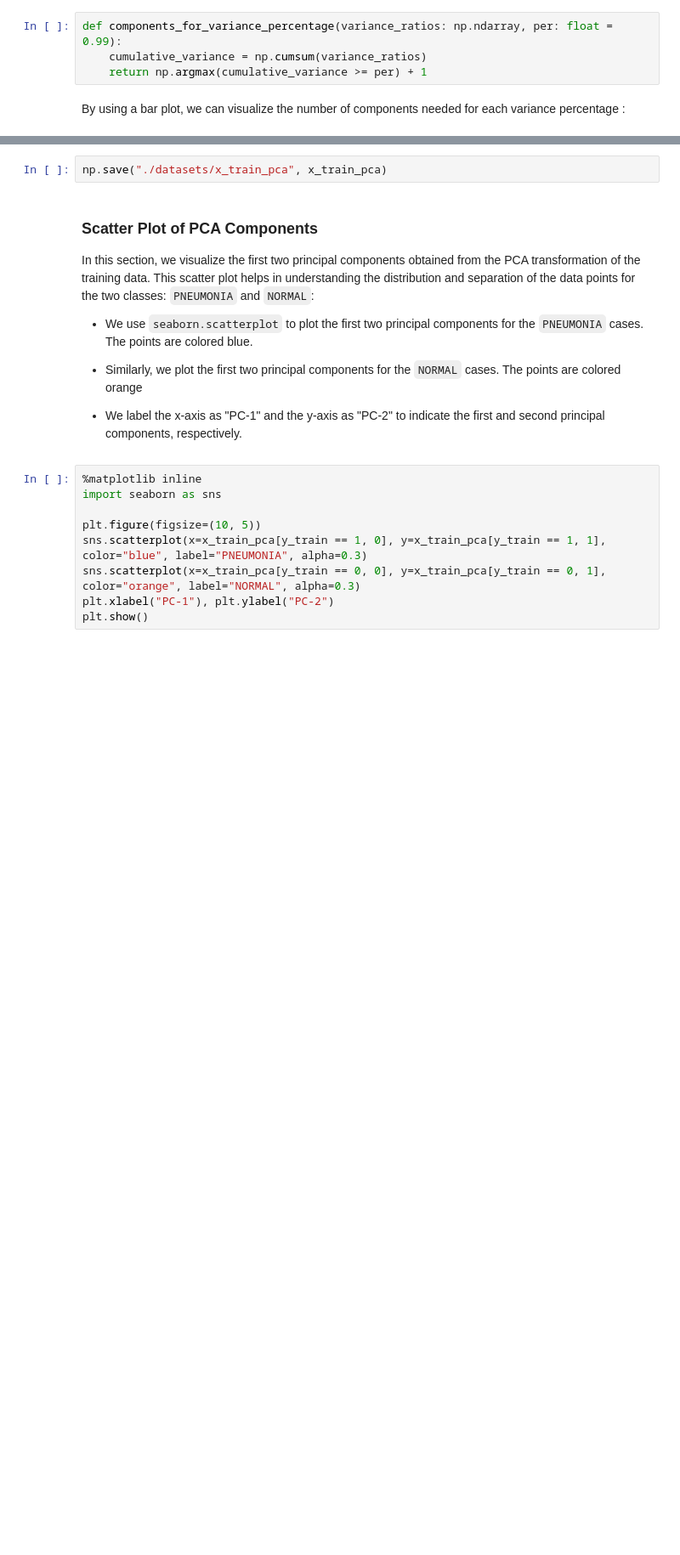
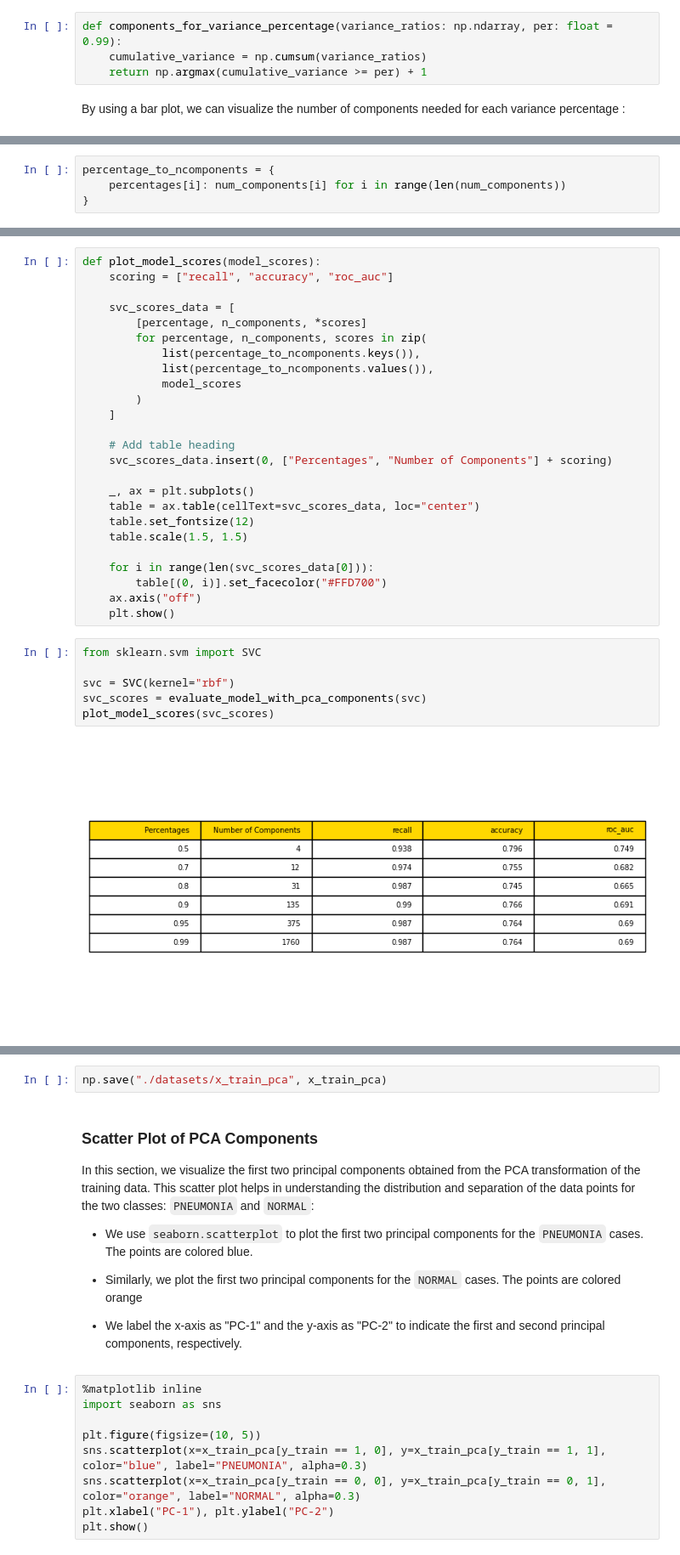
Before and after one commit to Az-r-ow/zoidberg, a Jupyter notebook: revised_main.ipynb, the cells around one changed output, grey strips where cells are left out. Shown: that part at 85% size. Drawn from its saved outputs; the diff is of its cells as text; blank space fills up the shorter version.

```diff
--- a/revised_main.ipynb
+++ b/revised_main.ipynb
@@ -280,0 +285,4 @@ Based on the bar plot, we can conclude that 99% of the variance in the data can
+# %%
+percentage_to_ncomponents = {
+    percentages[i]: num_components[i] for i in range(len(num_components))
+}
@@ -280,0 +307,33 @@ Based on the bar plot, we can conclude that 99% of the variance in the data can
+# %%
+def plot_model_scores(model_scores):
+    scoring = ["recall", "accuracy", "roc_auc"]
+
+    svc_scores_data = [
+        [percentage, n_components, *scores]
+        for percentage, n_components, scores in zip(
+            list(percentage_to_ncomponents.keys()),
+            list(percentage_to_ncomponents.values()),
+            model_scores
+        )
+    ]
+
+    # Add table heading
+    svc_scores_data.insert(0, ["Percentages", "Number of Components"] + scoring)
+
+    _, ax = plt.subplots()
+    table = ax.table(cellText=svc_scores_data, loc="center")
+    table.set_fontsize(12)
+    table.scale(1.5, 1.5)
+
+    for i in range(len(svc_scores_data[0])):
+        table[(0, i)].set_facecolor("#FFD700")
+    ax.axis("off")
+    plt.show()
+# %%
+from sklearn.svm import SVC
+
+svc = SVC(kernel="rbf")
+svc_scores = evaluate_model_with_pca_components(svc)
+plot_model_scores(svc_scores)
+# %% [output]
+[figure, added]
```
Also changed, not shown: parts of 20 cells of this notebook.
